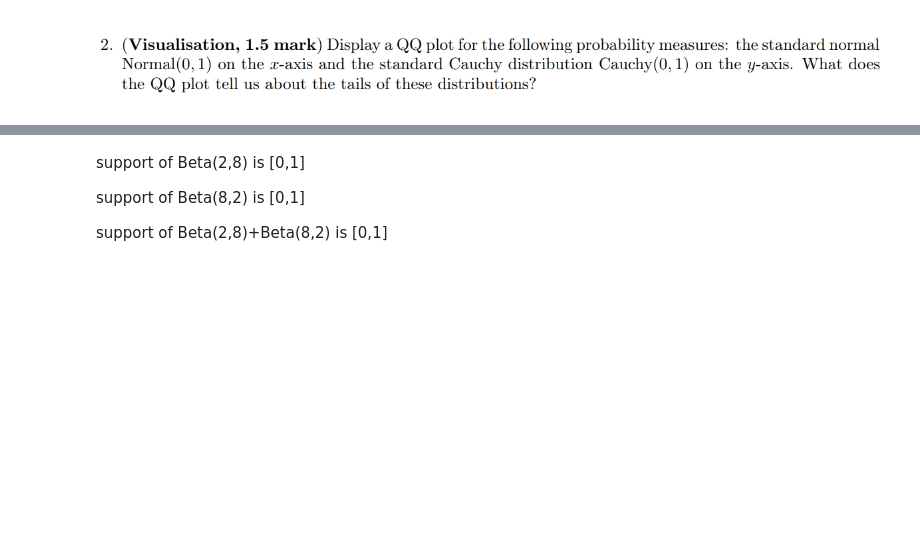
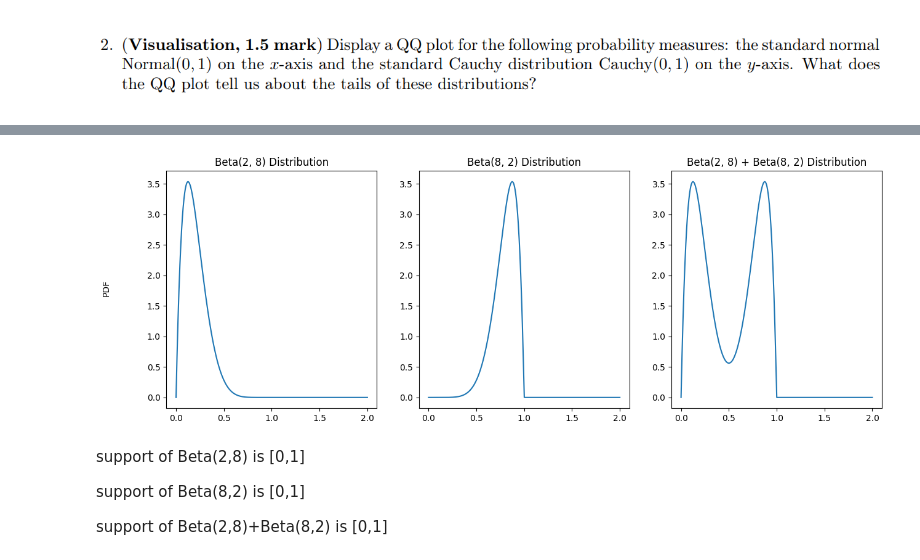
Before and after one commit to dibahk/Applied-Statistics, a Jupyter notebook: Assignment 2_ Diba Hadji Kazemi.ipynb, the cells around one changed output, grey strips where cells are left out. Cells and saved outputs as stored; diff of their text form; code cells hidden in the pictures; blank space fills up the shorter version.

```diff
--- a/Assignment 2_ Diba Hadji Kazemi.ipynb
+++ b/Assignment 2_ Diba Hadji Kazemi.ipynb
@@ -89,6 +71,28 @@ Ishala al
 ## Question 3
 
 ![image.png](attachment:image.png)
+# %%
+x = np.linspace(0, 2, 1000)
+fig, axes = plt.subplots(1, 3, figsize=(15, 5))
+#plot 1
+pdf1 = stats.beta.pdf(x, 2, 8)
+axes[0].plot(x, pdf1)
+axes[0].set_title(f'Beta({2}, {8}) Distribution')
+
+#plot 2
+pdf2 = stats.beta.pdf(x, 8, 2)
+axes[1].plot(x, pdf2)
+axes[1].set_title(f'Beta({8}, {2}) Distribution')
+
+#plot 3
+pdf3 = stats.beta.pdf(x, 8, 2) + stats.beta.pdf(x, 2, 8)
+axes[2].plot(x, pdf3)
+axes[2].set_title(f'Beta({2}, {8}) + Beta({8}, {2}) Distribution')
+
+fig.text(0.06, 0.5, 'PDF', ha='center', va='center', rotation='vertical')
+plt.show()
+# %% [output]
+[figure, added]
 # %% [markdown]
 support of Beta(2,8) is [0,1]
 
```
Also changed, not shown: parts of 12 cells of this notebook.
